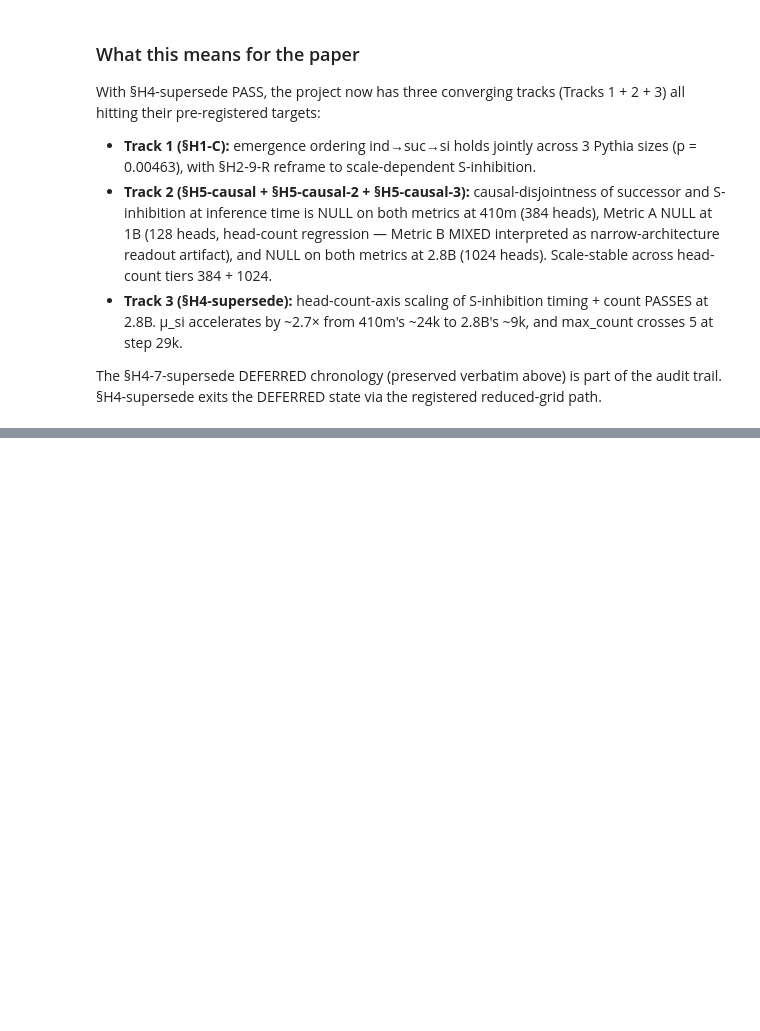
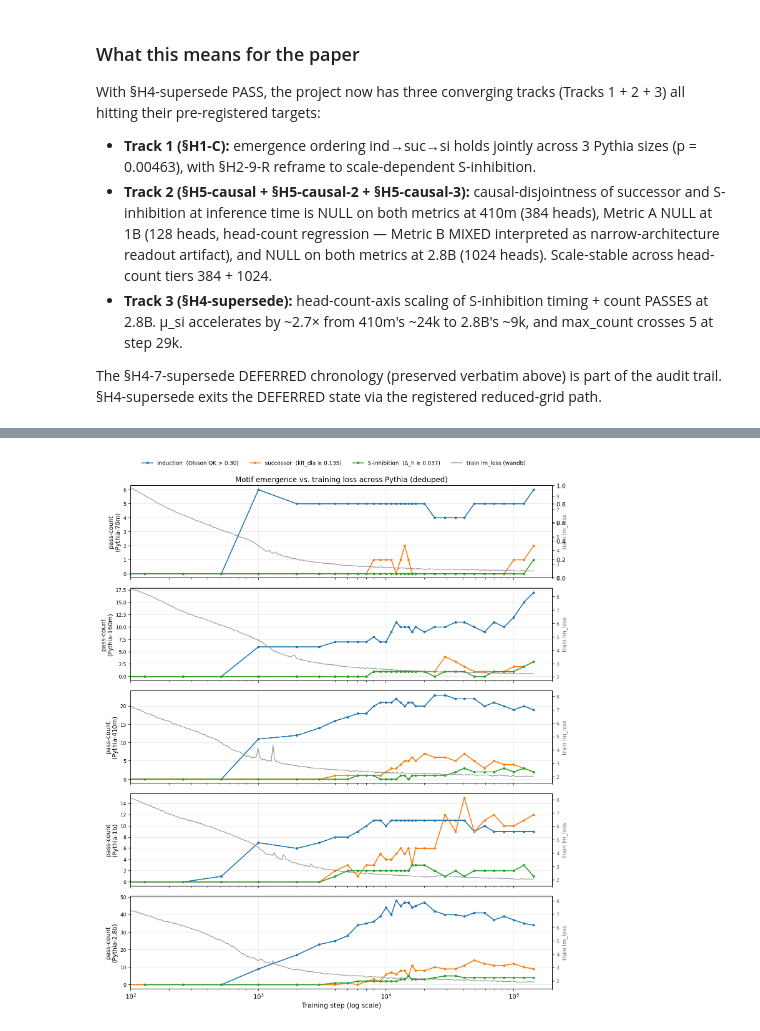
Before and after one commit to cam-berger/pythia-motif-emergence, a Jupyter notebook: notebooks/h1c_ordering_test.ipynb, the cells around one changed output, grey strips where cells are left out. Saved outputs shown, nothing was run; the diff lists cells and outputs as text; code cells hidden in the pictures; blank space fills up the shorter version.

```diff
--- a/notebooks/h1c_ordering_test.ipynb
+++ b/notebooks/h1c_ordering_test.ipynb
@@ -1363,0 +1543,5 @@ The §H4-7-supersede DEFERRED chronology (preserved verbatim above) is part of t
+# %%
+from IPython.display import Image, display
+display(Image(filename=str(REPO / 'notebooks' / 'figures' / 'F6_loss_vs_emergence.png')))
+# %% [output]
+[figure, added]
```
Also changed, not shown: parts of 6 cells of this notebook, 4 other files.
